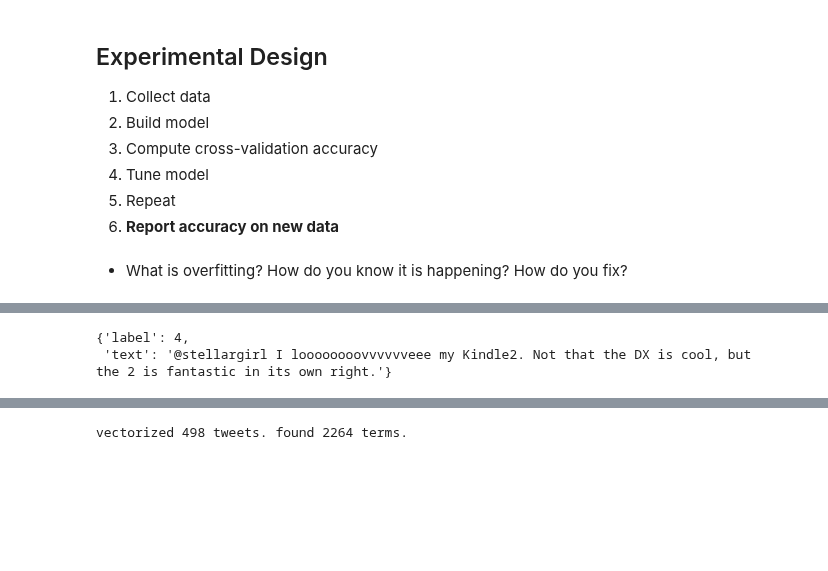
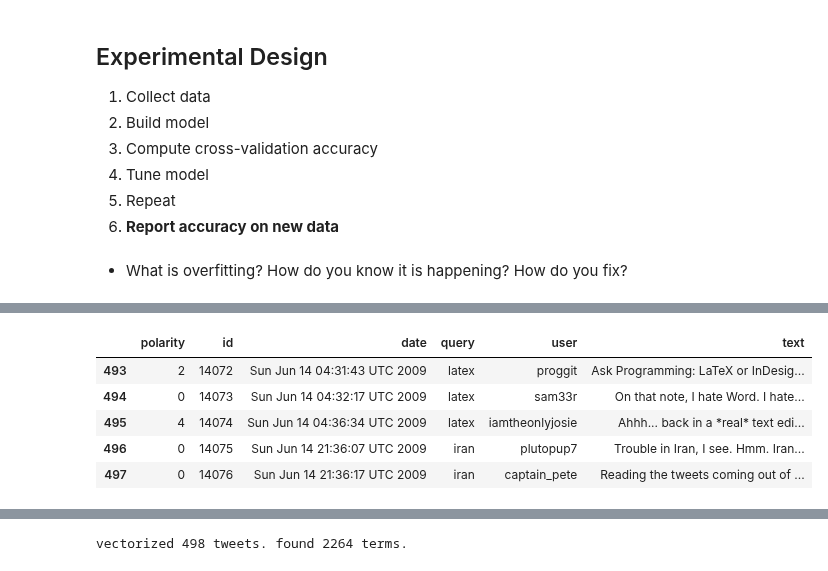
Before and after one commit to iit-cs579/main, a Jupyter notebook: lec/l11/l11.ipynb, the cells around one changed output, grey strips where cells are left out. Cells and saved outputs as stored; diff of their text form; code cells hidden in the pictures; blank space fills up the shorter version.

```diff
--- a/lec/l11/l11.ipynb
+++ b/lec/l11/l11.ipynb
@@ -352,5 +381,9 @@ read 498 tweets
 # %%
-tweets[0]
+tweets.tail()
 # %% [output]
-{'label': 4,
- 'text': '@stellargirl I loooooooovvvvvveee my Kindle2. Not that the DX is cool, but the 2 is fantastic in its own right.'}
+|  | polarity | id | date | query | user | text |
+| 493 | 2 | 14072 | Sun Jun 14 04:31:43 UTC 2009 | latex | proggit | Ask Programming: LaTeX or InDesig... |
+| 494 | 0 | 14073 | Sun Jun 14 04:32:17 UTC 2009 | latex | sam33r | On that note, I hate Word. I hate... |
+| 495 | 4 | 14074 | Sun Jun 14 04:36:34 UTC 2009 | latex | iamtheonlyjosie | Ahhh... back in a *real* text edi... |
+| 496 | 0 | 14075 | Sun Jun 14 21:36:07 UTC 2009 | iran | plutopup7 | Trouble in Iran, I see. Hmm. Iran... |
+| 497 | 0 | 14076 | Sun Jun 14 21:36:17 UTC 2009 | iran | captain_pete | Reading the tweets coming out of ... |
```
Also changed, not shown: parts of 32 cells of this notebook, 1 other file.
